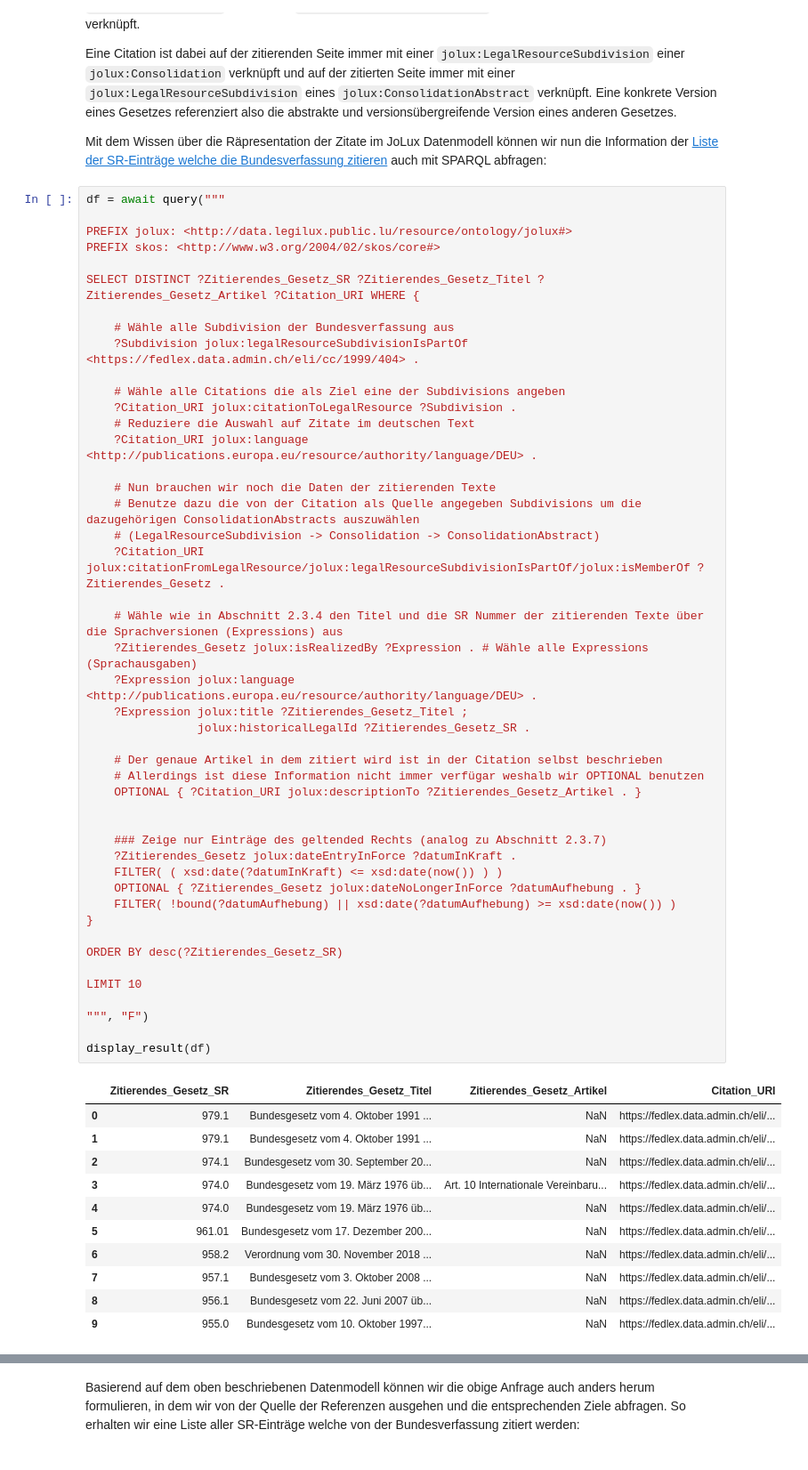
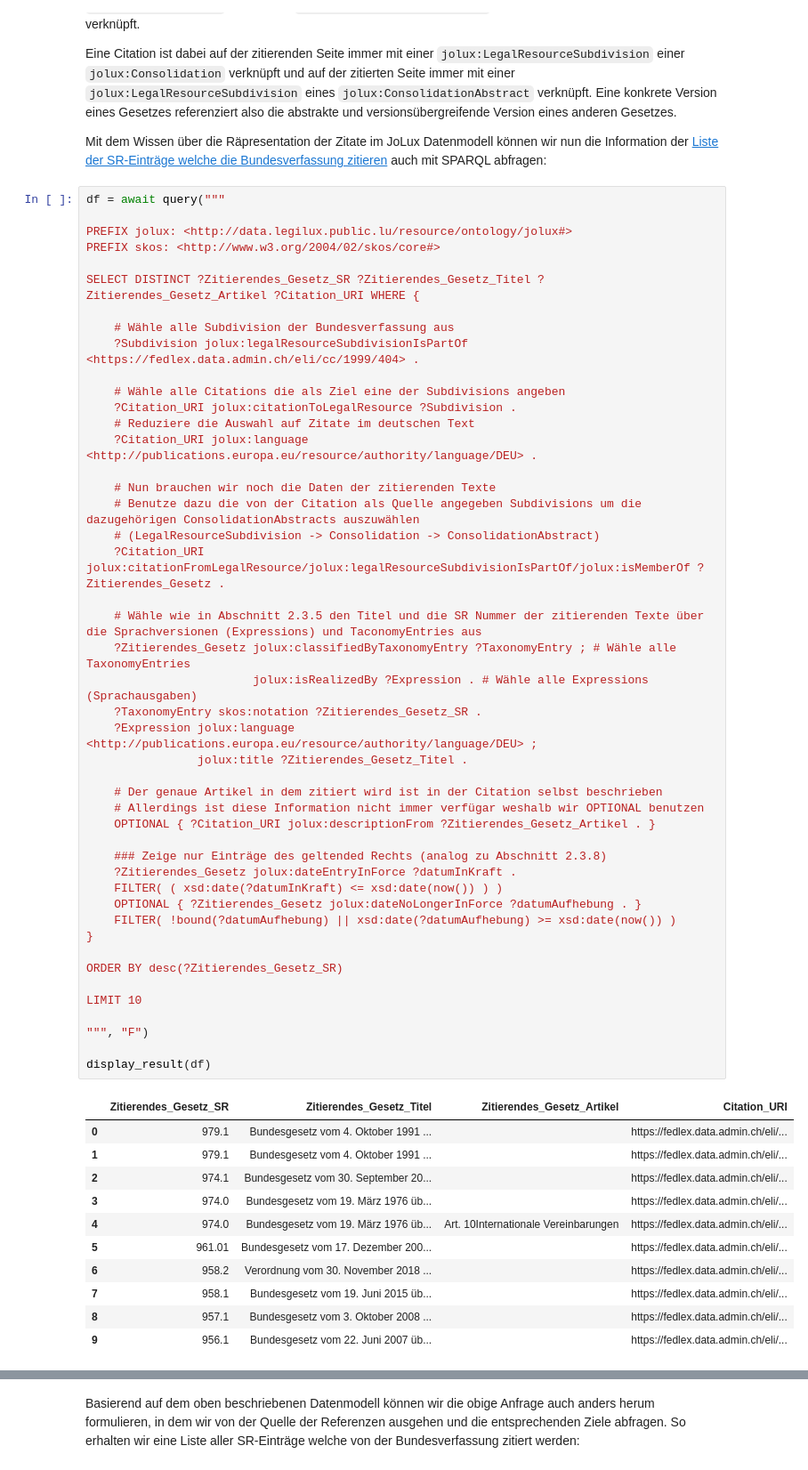
Before and after one commit to bequrios/fedlex, a Jupyter notebook: content/Tutorial.ipynb, the cells around one changed output, grey strips where cells are left out. Shown at 89% size. Drawn from its saved outputs; the diff is of its cells as text.

```diff
--- a/content/Tutorial.ipynb
+++ b/content/Tutorial.ipynb
@@ -492,48 +513,48 @@ SELECT DISTINCT ?Zitierendes_Gesetz_SR ?Zitierendes_Gesetz_Titel ?Zitierendes_Ge
 
     # Wähle alle Citations die als Ziel eine der Subdivisions angeben
     ?Citation_URI jolux:citationToLegalResource ?Subdivision .
     # Reduziere die Auswahl auf Zitate im deutschen Text
     ?Citation_URI jolux:language <http://publications.europa.eu/resource/authority/language/DEU> .
 
     # Nun brauchen wir noch die Daten der zitierenden Texte
     # Benutze dazu die von der Citation als Quelle angegeben Subdivisions um die dazugehörigen ConsolidationAbstracts auszuwählen
     # (LegalResourceSubdivision -> Consolidation -> ConsolidationAbstract)
     ?Citation_URI jolux:citationFromLegalResource/jolux:legalResourceSubdivisionIsPartOf/jolux:isMemberOf ?Zitierendes_Gesetz .
 
-    # Wähle wie in Abschnitt 2.3.4 den Titel und die SR Nummer der zitierenden Texte über die Sprachversionen (Expressions) aus
-    ?Zitierendes_Gesetz jolux:isRealizedBy ?Expression . # Wähle alle Expressions (Sprachausgaben)
-    ?Expression jolux:language <http://publications.europa.eu/resource/authority/language/DEU> .
-    ?Expression jolux:title ?Zitierendes_Gesetz_Titel ;
-                jolux:historicalLegalId ?Zitierendes_Gesetz_SR .
+    # Wähle wie in Abschnitt 2.3.5 den Titel und die SR Nummer der zitierenden Texte über die Sprachversionen (Expressions) und TaconomyEntries aus
+    ?Zitierendes_Gesetz jolux:classifiedByTaxonomyEntry ?TaxonomyEntry ; # Wähle alle TaxonomyEntries
+                        jolux:isRealizedBy ?Expression . # Wähle alle Expressions (Sprachausgaben)
+    ?TaxonomyEntry skos:notation ?Zitierendes_Gesetz_SR .
+    ?Expression jolux:language <http://publications.europa.eu/resource/authority/language/DEU> ;
+                jolux:title ?Zitierendes_Gesetz_Titel .
 
     # Der genaue Artikel in dem zitiert wird ist in der Citation selbst beschrieben
     # Allerdings ist diese Information nicht immer verfügar weshalb wir OPTIONAL benutzen
-    OPTIONAL { ?Citation_URI jolux:descriptionTo ?Zitierendes_Gesetz_Artikel . }
+    OPTIONAL { ?Citation_URI jolux:descriptionFrom ?Zitierendes_Gesetz_Artikel . }
 
-
-    ### Zeige nur Einträge des geltended Rechts (analog zu Abschnitt 2.3.7)
+    ### Zeige nur Einträge des geltended Rechts (analog zu Abschnitt 2.3.8)
     ?Zitierendes_Gesetz jolux:dateEntryInForce ?datumInKraft .
     FILTER( ( xsd:date(?datumInKraft) <= xsd:date(now()) ) )
     OPTIONAL { ?Zitierendes_Gesetz jolux:dateNoLongerInForce ?datumAufhebung . }
     FILTER( !bound(?datumAufhebung) || xsd:date(?datumAufhebung) >= xsd:date(now()) )
 }
 
 ORDER BY desc(?Zitierendes_Gesetz_SR)
 
 LIMIT 10
 
 """, "F")
 
 display_result(df)
 # %% [output]
 |  | Zitierendes_Gesetz_SR | Zitierendes_Gesetz_Titel | Zitierendes_Gesetz_Artikel | Citation_URI |
-| 0 | 979.1 | Bundesgesetz vom 4. Oktober 1991 ... | NaN | https://fedlex.data.admin.ch/eli/... |
-| 1 | 979.1 | Bundesgesetz vom 4. Oktober 1991 ... | NaN | https://fedlex.data.admin.ch/eli/... |
-| 2 | 974.1 | Bundesgesetz vom 30. September 20... | NaN | https://fedlex.data.admin.ch/eli/... |
-| 3 | 974.0 | Bundesgesetz vom 19. März 1976 üb... | Art. 10 Internationale Vereinbaru... | https://fedlex.data.admin.ch/eli/... |
-| 4 | 974.0 | Bundesgesetz vom 19. März 1976 üb... | NaN | https://fedlex.data.admin.ch/eli/... |
-| 5 | 961.01 | Bundesgesetz vom 17. Dezember 200... | NaN | https://fedlex.data.admin.ch/eli/... |
-| 6 | 958.2 | Verordnung vom 30. November 2018 ... | NaN | https://fedlex.data.admin.ch/eli/... |
-| 7 | 957.1 | Bundesgesetz vom 3. Oktober 2008 ... | NaN | https://fedlex.data.admin.ch/eli/... |
-| 8 | 956.1 | Bundesgesetz vom 22. Juni 2007 üb... | NaN | https://fedlex.data.admin.ch/eli/... |
-| 9 | 955.0 | Bundesgesetz vom 10. Oktober 1997... | NaN | https://fedlex.data.admin.ch/eli/... |
+| 0 | 979.1 | Bundesgesetz vom 4. Oktober 1991 ... |  | https://fedlex.data.admin.ch/eli/... |
+| 1 | 979.1 | Bundesgesetz vom 4. Oktober 1991 ... |  | https://fedlex.data.admin.ch/eli/... |
+| 2 | 974.1 | Bundesgesetz vom 30. September 20... |  | https://fedlex.data.admin.ch/eli/... |
+| 3 | 974.0 | Bundesgesetz vom 19. März 1976 üb... |  | https://fedlex.data.admin.ch/eli/... |
+| 4 | 974.0 | Bundesgesetz vom 19. März 1976 üb... | Art. 10Internationale Vereinbarungen | https://fedlex.data.admin.ch/eli/... |
+| 5 | 961.01 | Bundesgesetz vom 17. Dezember 200... |  | https://fedlex.data.admin.ch/eli/... |
+| 6 | 958.2 | Verordnung vom 30. November 2018 ... |  | https://fedlex.data.admin.ch/eli/... |
+| 7 | 958.1 | Bundesgesetz vom 19. Juni 2015 üb... |  | https://fedlex.data.admin.ch/eli/... |
+| 8 | 957.1 | Bundesgesetz vom 3. Oktober 2008 ... |  | https://fedlex.data.admin.ch/eli/... |
+| 9 | 956.1 | Bundesgesetz vom 22. Juni 2007 üb... |  | https://fedlex.data.admin.ch/eli/... |
```
Also changed, not shown: parts of 12 cells of this notebook, 6 other files.
